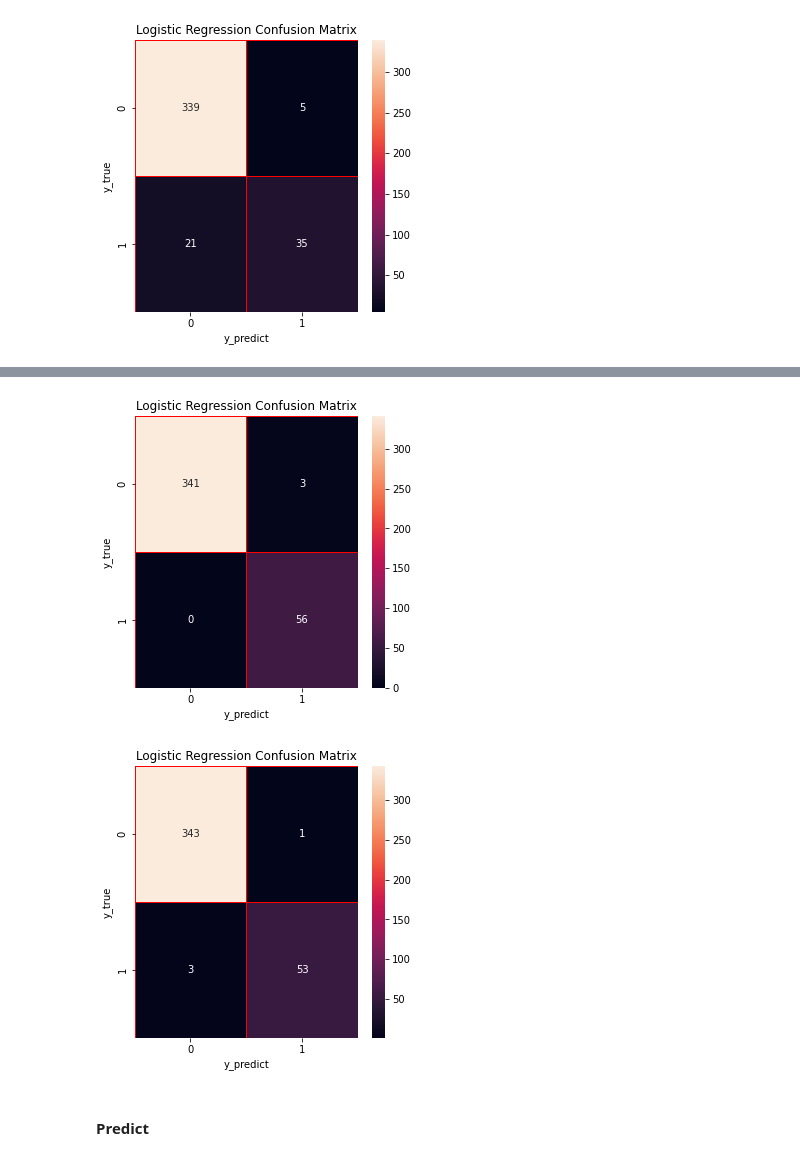
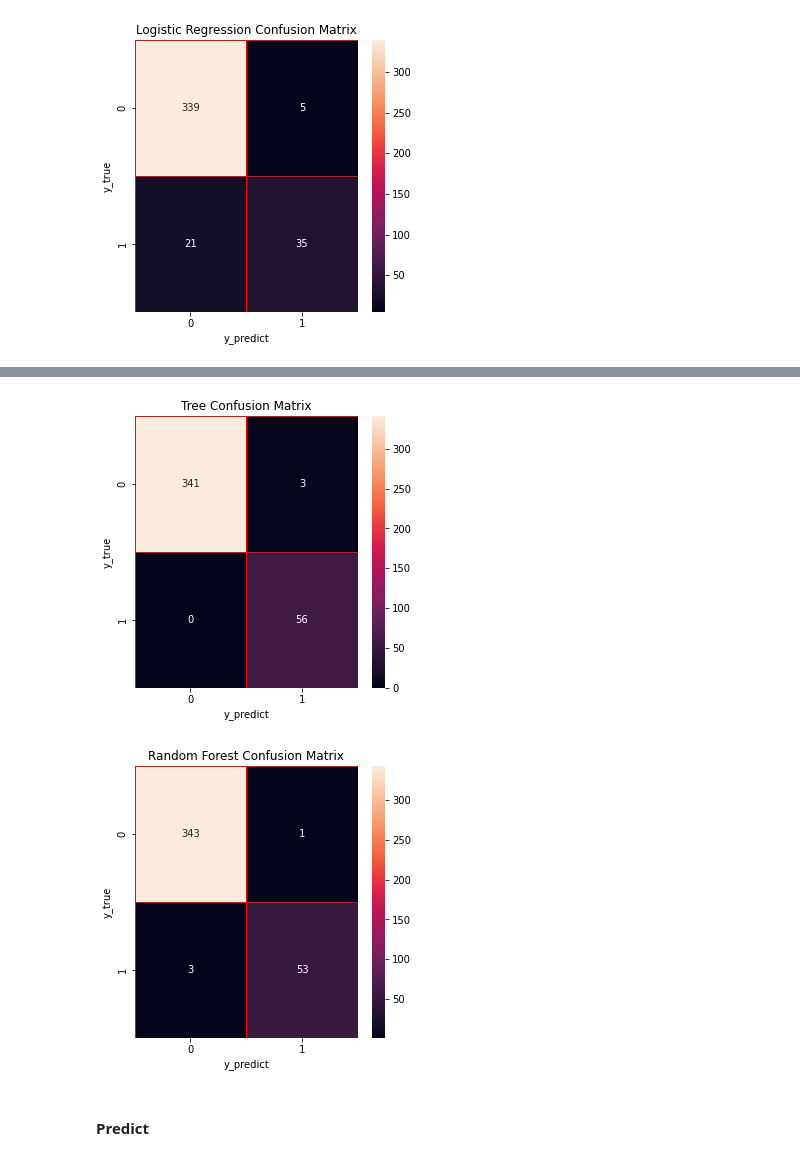
Before and after one commit to Gulfem93/Machine_Learning_Some_Projects, a Jupyter notebook: Credit Risk/CreditRsk.ipynb, the cells around one changed output, grey strips where cells are left out. Saved outputs shown, nothing was run; the diff lists cells and outputs as text; code cells hidden in the pictures.

```diff
--- a/Credit Risk/CreditRsk.ipynb
+++ b/Credit Risk/CreditRsk.ipynb
@@ -180,14 +184,14 @@ plt.show()
 # %%
 cm_tree = confusion_matrix(y_test, y_head_tree)
 
 f, ax = plt.subplots(figsize = (5, 5))
 sns.heatmap(cm_tree, annot = True, linewidths = 0.5, linecolor = "red", fmt = "0.0f", ax = ax)
 plt.xlabel("y_predict")
 plt.ylabel("y_true")
-plt.title("Logistic Regression Confusion Matrix")
+plt.title("Tree Confusion Matrix")
 plt.show()
 # %% [output]
-[figure, old version]
+[figure, new version]
 # %%
 cm_rf = confusion_matrix(y_test, y_head_rf)
 
@@ -195,10 +199,10 @@ f, ax = plt.subplots(figsize = (5, 5))
 sns.heatmap(cm_rf, annot = True, linewidths = 0.5, linecolor = "red", fmt = "0.0f", ax = ax)
 plt.xlabel("y_predict")
 plt.ylabel("y_true")
-plt.title("Logistic Regression Confusion Matrix")
+plt.title("Random Forest Confusion Matrix")
 plt.show()
 # %% [output]
-[figure, old version]
+[figure, new version]
 # %% [markdown]
 #### Predict
 # %%
```
Also changed, not shown: parts of 4 cells of this notebook, 2 other files.
